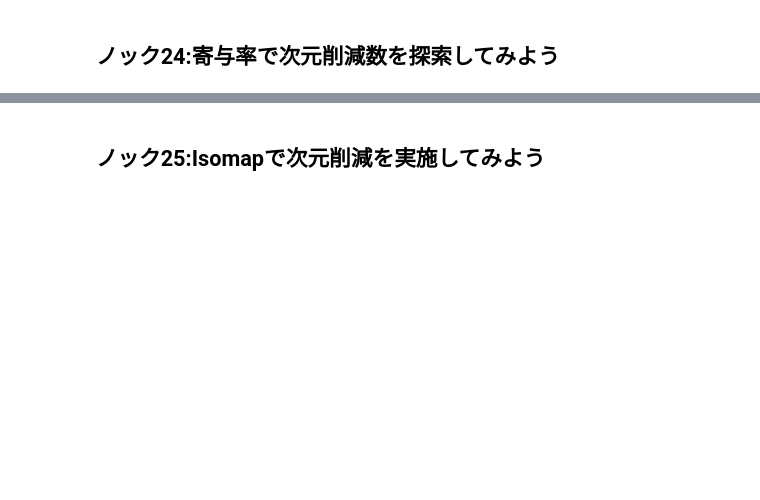
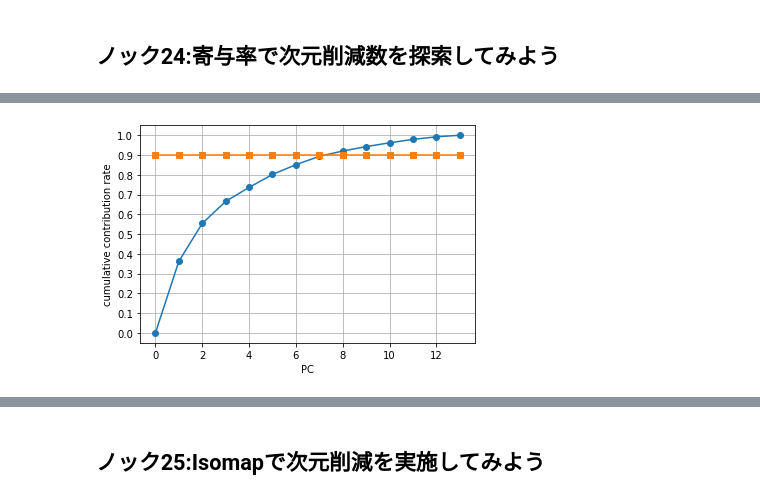
Before and after one commit to ETPython/100-knock-AI-model-buildin, a Jupyter notebook: 100knock-AImodel/chapter-3/3章.ipynb, the cells around one changed output, grey strips where cells are left out. Cells and saved outputs as stored; diff of their text form; code cells hidden in the pictures; blank space fills up the shorter version.

```diff
--- a/100knock-AImodel/chapter-3/3章.ipynb
+++ b/100knock-AImodel/chapter-3/3章.ipynb
@@ -77,0 +210,13 @@ sns.scatterplot(x="PC1", y="PC2", data=df_pca, hue=df["target_name"])
+# %%
+import matplotlib.ticker as ticker
+line = np.full(14, 0.9)
+plt.gca().get_xaxis().set_major_locator(ticker.MaxNLocator(integer=True))
+plt.plot([0] + list(np.cumsum(pca.explained_variance_ratio_)), "-o")
+plt.xlabel("PC")
+plt.ylabel("cumulative contribution rate")
+plt.yticks(np.arange(0, 1.1, 0.1))
+plt.plot(line, "s-")
+plt.grid()
+plt.show()
+# %% [output]
+[figure, added]
```
Also changed, not shown: parts of 37 cells of this notebook, 42 other files.
